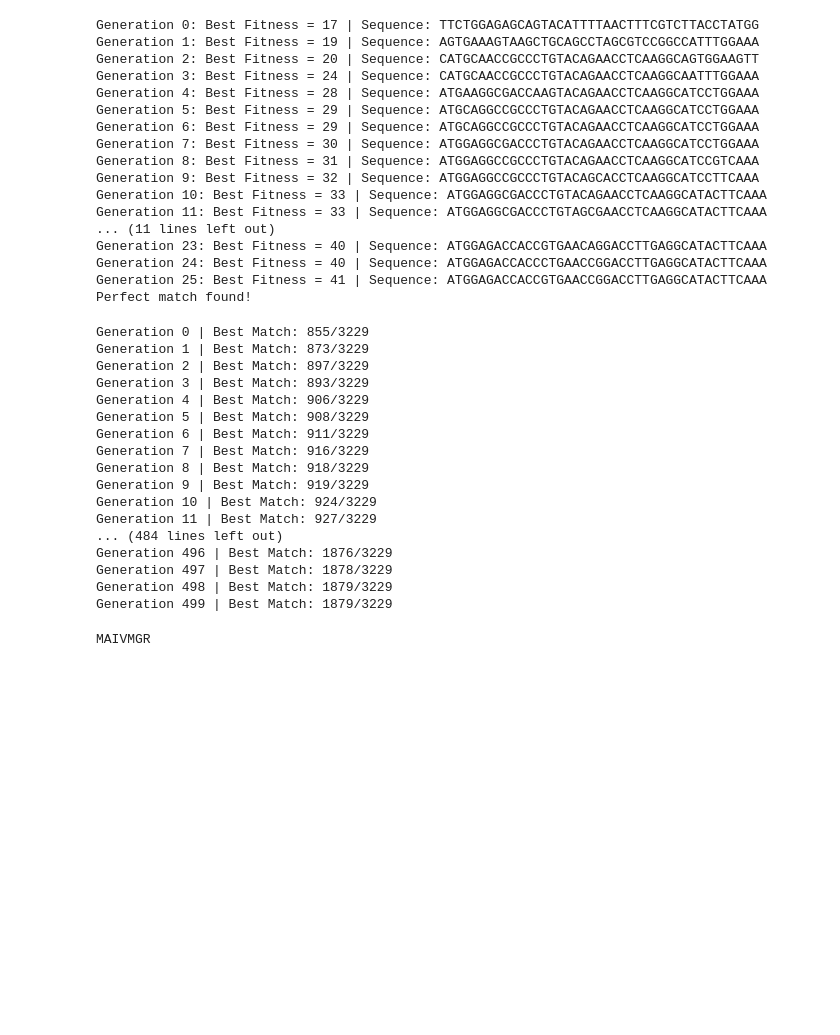
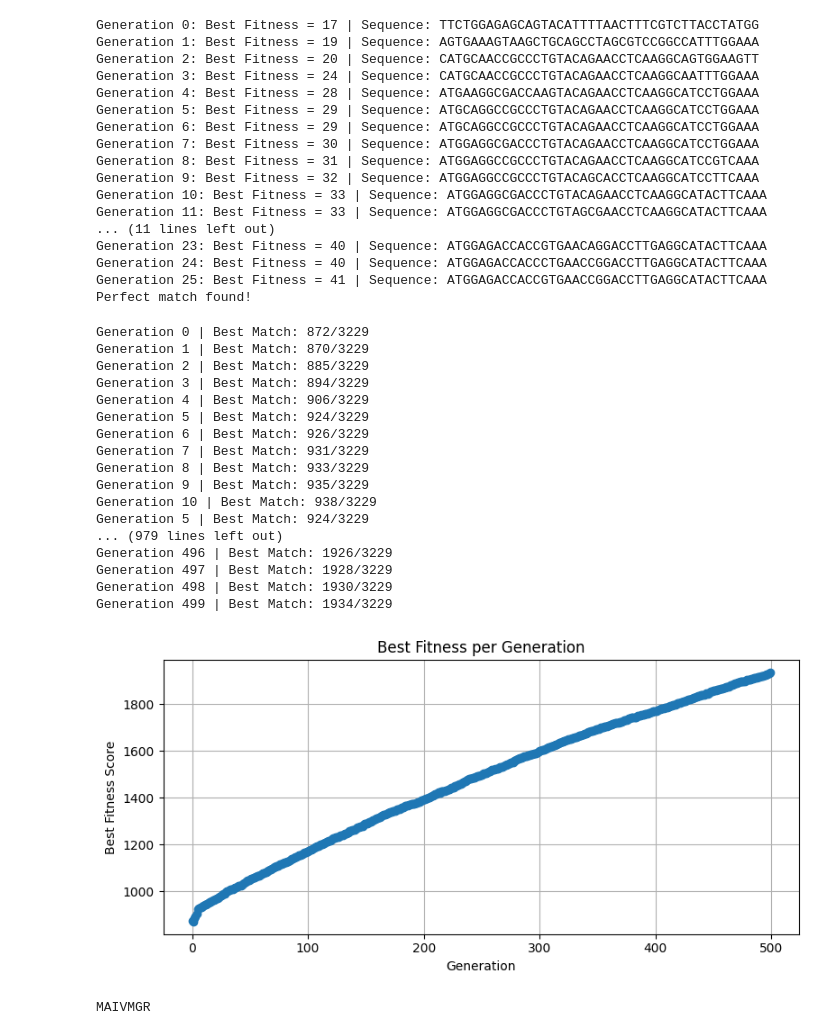
Before and after one commit to DarshanCHMSR/genetic-algo, a Jupyter notebook: genetic.ipynb, the cells around one changed output. Cells and saved outputs as stored; diff of their text form; code cells hidden in the pictures; blank space fills up the shorter version.

Commit message:
separated and the visuals

```diff
--- a/genetic.ipynb
+++ b/genetic.ipynb
@@ -415,6 +188,7 @@ POPULATION_SIZE = 50  # Reduce if running on a limited machine
 GENERATIONS = 500     # Increase if needed
 MUTATION_RATE = 0.001  # Lower rate to maintain stability
 
+best_fitness_per_generation = []  # Track best fitness per generation
 # Function to generate random DNA sequence
 def generate_random_dna(length):
     return ''.join(random.choice(DNA_BASES) for _ in range(length))
@@ -443,7 +217,7 @@ for generation in range(GENERATIONS):
     population = sorted(population, key=fitness, reverse=True)
     best = population[0]
     best_fit = fitness(best)
-
+    best_fitness_per_generation.append(best_fit)  # Track best fitness
     print(f"Generation {generation} | Best Match: {best_fit}/{len(HBV_GENOME)}")
 
     if best_fit == len(HBV_GENOME):
@@ -463,20 +237,20 @@ for generation in range(GENERATIONS):
 
     population = next_generation
 # %% [output]
-Generation 0 | Best Match: 855/3229
-Generation 1 | Best Match: 873/3229
-Generation 2 | Best Match: 897/3229
-Generation 3 | Best Match: 893/3229
+Generation 0 | Best Match: 872/3229
+Generation 1 | Best Match: 870/3229
+Generation 2 | Best Match: 885/3229
+Generation 3 | Best Match: 894/3229
 Generation 4 | Best Match: 906/3229
-Generation 5 | Best Match: 908/3229
-Generation 6 | Best Match: 911/3229
-Generation 7 | Best Match: 916/3229
-Generation 8 | Best Match: 918/3229
-Generation 9 | Best Match: 919/3229
-Generation 10 | Best Match: 924/3229
-Generation 11 | Best Match: 927/3229
-... (484 lines left out)
-Generation 496 | Best Match: 1876/3229
-Generation 497 | Best Match: 1878/3229
-Generation 498 | Best Match: 1879/3229
-Generation 499 | Best Match: 1879/3229
+Generation 5 | Best Match: 924/3229
+Generation 6 | Best Match: 926/3229
+Generation 7 | Best Match: 931/3229
+Generation 8 | Best Match: 933/3229
+Generation 9 | Best Match: 935/3229
+Generation 10 | Best Match: 938/3229
+Generation 5 | Best Match: 924/3229
+... (979 lines left out)
+Generation 496 | Best Match: 1926/3229
+Generation 497 | Best Match: 1928/3229
+Generation 498 | Best Match: 1930/3229
+Generation 499 | Best Match: 1934/3229
@@ -524 +257,18 @@ def dna_to_protein(dna_sequence):
+# %%
+import matplotlib.pyplot as plt
+
+# Example: If you have a list called best_fitness_per_generation
+# Replace this with your actual list if named differently
+# best_fitness_per_generation = [...]
+
+plt.figure(figsize=(8, 4))
+plt.plot(best_fitness_per_generation, marker='o')
+plt.title("Best Fitness per Generation")
+plt.xlabel("Generation")
+plt.ylabel("Best Fitness Score")
+plt.grid(True)
+plt.tight_layout()
+plt.show()
+# %% [output]
+[figure, added]
 # %%
```
Also changed, not shown: parts of 12 cells of this notebook, 4 other files.
